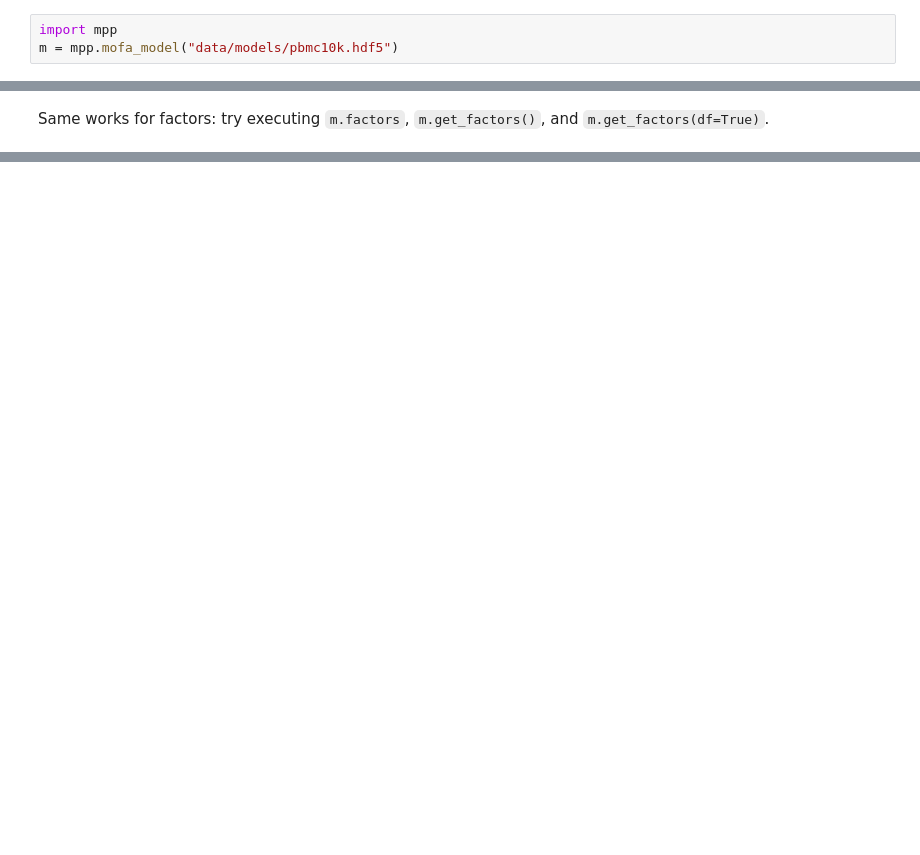
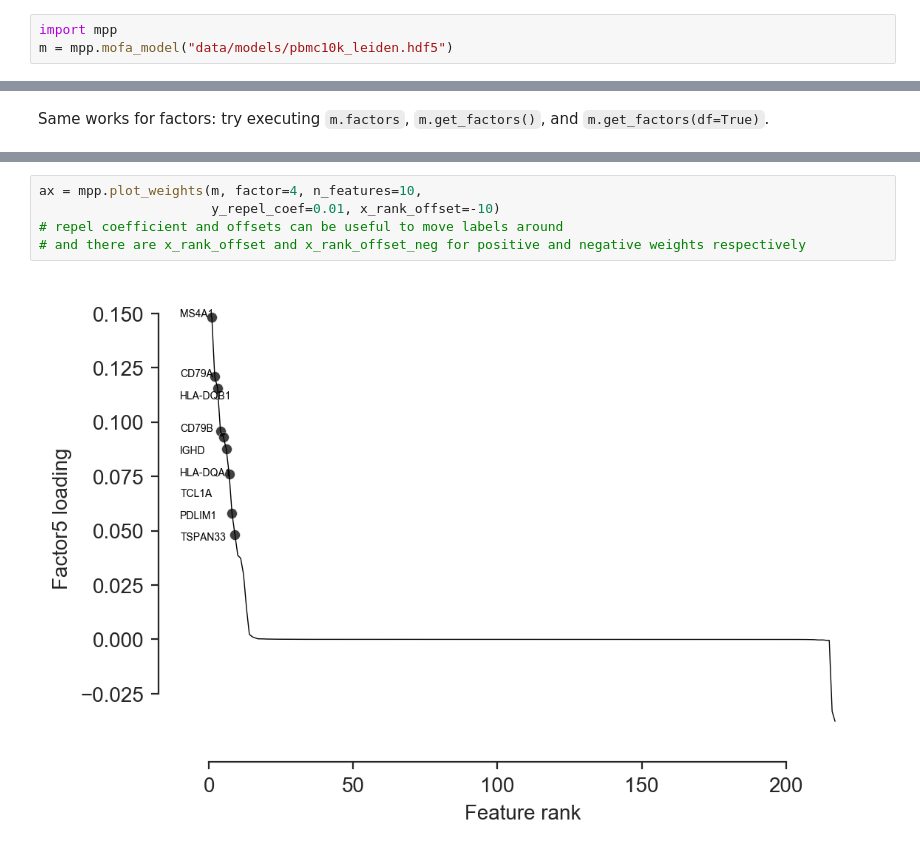
Before and after one commit to bioFAM/mofax, a Jupyter notebook: notebooks/getting_started_pbmc10k.ipynb, the cells around one changed output, grey strips where cells are left out. Drawn from its saved outputs; the diff is of its cells as text; blank space fills up the shorter version.

Commit message:
Update getting started notebook with chapters about plotting loadings, factor values, and R2

```diff
--- a/notebooks/getting_started_pbmc10k.ipynb
+++ b/notebooks/getting_started_pbmc10k.ipynb
@@ -21,6 +30,6 @@ rcParams['figure.dpi'] = 200
 # %%
 import mpp
-m = mpp.mofa_model("data/models/pbmc10k.hdf5")
+m = mpp.mofa_model("data/models/pbmc10k_leiden.hdf5")
 # %% [markdown]
 This creates a connection to an HDF5 file. According to best practices, it should be closed when the access is not needed anymore by calling `m.close()`.
 # %% [markdown]
@@ -71,0 +103,7 @@ Same works for factors: try executing `m.factors`, `m.get_factors()`, and `m.get
+# %%
+ax = mpp.plot_weights(m, factor=4, n_features=10,
+                      y_repel_coef=0.01, x_rank_offset=-10)
+# repel coefficient and offsets can be useful to move labels around
+# and there are x_rank_offset and x_rank_offset_neg for positive and negative weights respectively
+# %% [output]
+[figure, added]
```
Also changed, not shown: parts of 39 cells of this notebook.
